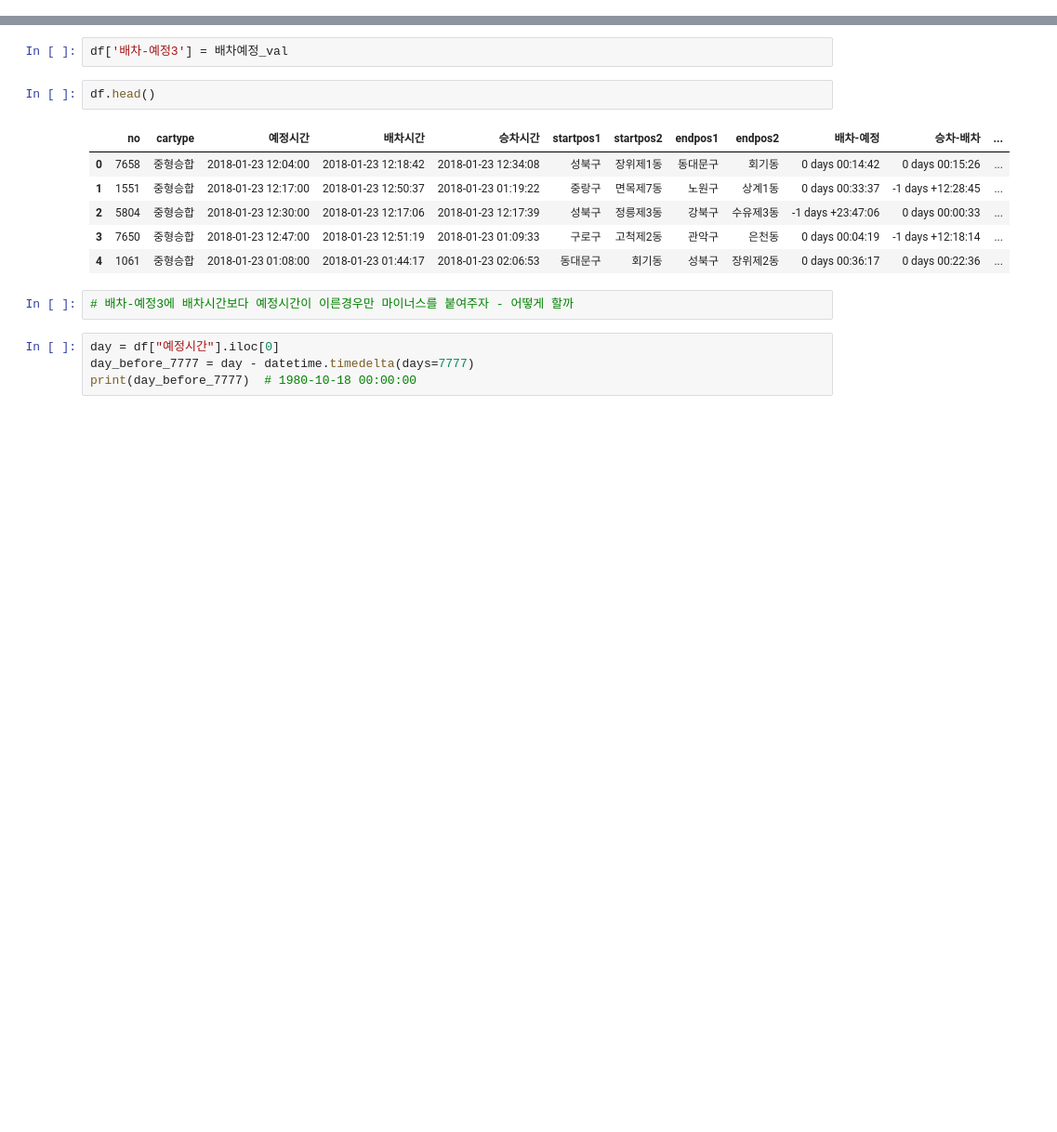
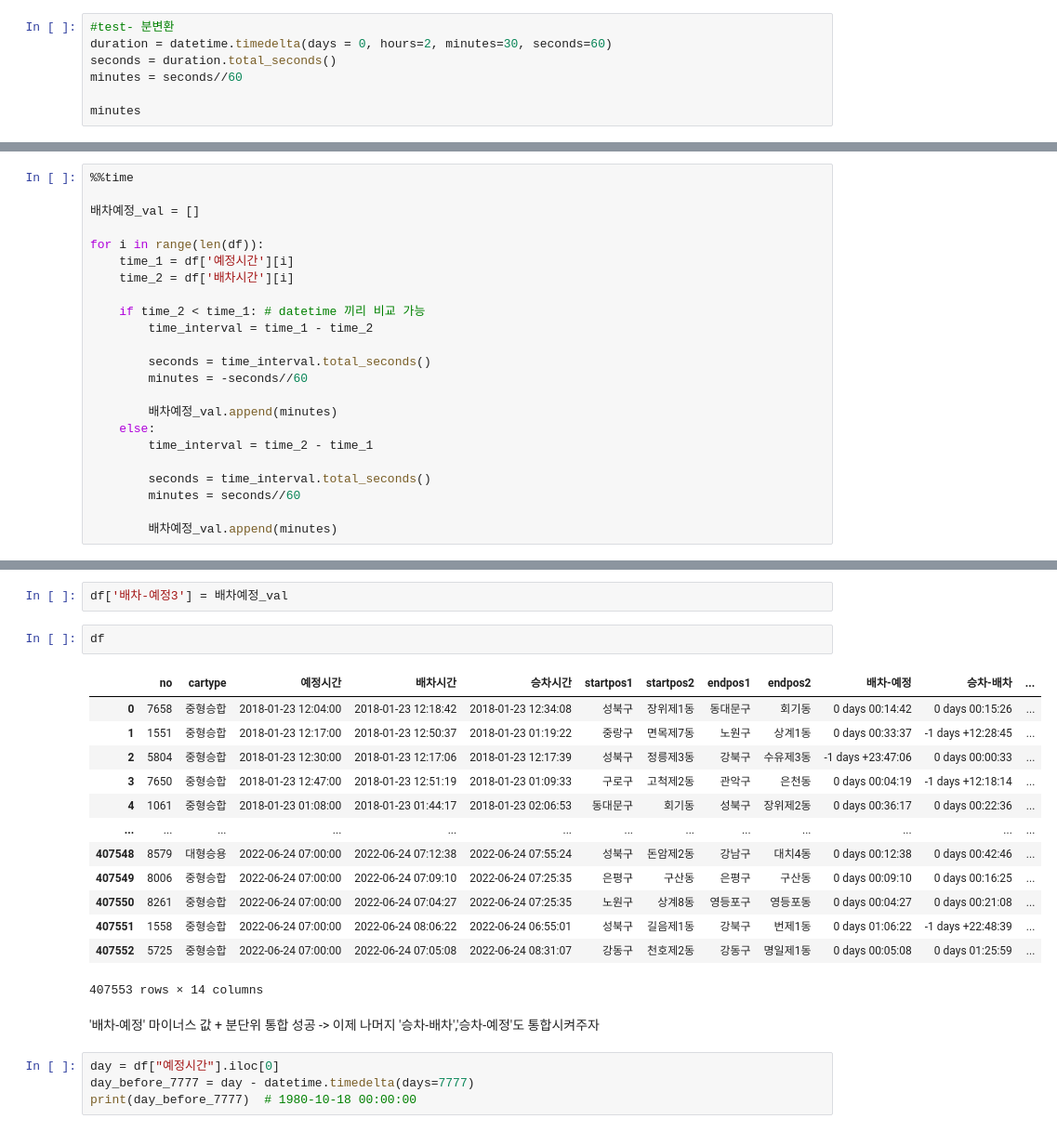
Before and after one commit to minjaering/Disabled-person-taxi-project, a Jupyter notebook: 1-1. Data Cleansing - time, 주소좌표.ipynb, the cells around one changed output, grey strips where cells are left out. Shown at 93% size. Drawn from its saved outputs; the diff is of its cells as text; blank space fills up the shorter version.

```diff
--- a/1-1. Data Cleansing - time, 주소좌표.ipynb
+++ b/1-1. Data Cleansing - time, 주소좌표.ipynb
@@ -193 +195,8 @@ CPU times: user 8.88 s, sys: 20.7 ms, total: 8.9 s
 Wall time: 8.9 s
+# %%
+#test- 분변환
+duration = datetime.timedelta(days = 0, hours=2, minutes=30, seconds=60)
+seconds = duration.total_seconds()
+minutes = seconds//60
+
+minutes
@@ -193,0 +205,23 @@ Wall time: 8.9 s
+# %%
+%%time
+
+배차예정_val = []
+
+for i in range(len(df)):
+    time_1 = df['예정시간'][i]
+    time_2 = df['배차시간'][i]
+
+    if time_2 < time_1: # datetime 끼리 비교 가능
+        time_interval = time_1 - time_2
+
+        seconds = time_interval.total_seconds()
+        minutes = -seconds//60
+
+        배차예정_val.append(minutes)
+    else:
+        time_interval = time_2 - time_1
+
+        seconds = time_interval.total_seconds()
+        minutes = seconds//60
+
+        배차예정_val.append(minutes)
@@ -194,16 +231,23 @@ Wall time: 8.9 s
 # %%
 df['배차-예정3'] = 배차예정_val
 # %%
-df.head()
+df
 # %% [output]
 |  | no | cartype | 예정시간 | 배차시간 | 승차시간 | startpos1 | startpos2 | endpos1 | endpos2 | 배차-예정 | 승차-배차 | ... |
 | 0 | 7658 | 중형승합 | 2018-01-23 12:04:00 | 2018-01-23 12:18:42 | 2018-01-23 12:34:08 | 성북구 | 장위제1동 | 동대문구 | 회기동 | 0 days 00:14:42 | 0 days 00:15:26 | ... |
 | 1 | 1551 | 중형승합 | 2018-01-23 12:17:00 | 2018-01-23 12:50:37 | 2018-01-23 01:19:22 | 중랑구 | 면목제7동 | 노원구 | 상계1동 | 0 days 00:33:37 | -1 days +12:28:45 | ... |
 | 2 | 5804 | 중형승합 | 2018-01-23 12:30:00 | 2018-01-23 12:17:06 | 2018-01-23 12:17:39 | 성북구 | 정릉제3동 | 강북구 | 수유제3동 | -1 days +23:47:06 | 0 days 00:00:33 | ... |
 | 3 | 7650 | 중형승합 | 2018-01-23 12:47:00 | 2018-01-23 12:51:19 | 2018-01-23 01:09:33 | 구로구 | 고척제2동 | 관악구 | 은천동 | 0 days 00:04:19 | -1 days +12:18:14 | ... |
 | 4 | 1061 | 중형승합 | 2018-01-23 01:08:00 | 2018-01-23 01:44:17 | 2018-01-23 02:06:53 | 동대문구 | 회기동 | 성북구 | 장위제2동 | 0 days 00:36:17 | 0 days 00:22:36 | ... |
+| ... | ... | ... | ... | ... | ... | ... | ... | ... | ... | ... | ... | ... |
+| 407548 | 8579 | 대형승용 | 2022-06-24 07:00:00 | 2022-06-24 07:12:38 | 2022-06-24 07:55:24 | 성북구 | 돈암제2동 | 강남구 | 대치4동 | 0 days 00:12:38 | 0 days 00:42:46 | ... |
+| 407549 | 8006 | 중형승합 | 2022-06-24 07:00:00 | 2022-06-24 07:09:10 | 2022-06-24 07:25:35 | 은평구 | 구산동 | 은평구 | 구산동 | 0 days 00:09:10 | 0 days 00:16:25 | ... |
+| 407550 | 8261 | 중형승합 | 2022-06-24 07:00:00 | 2022-06-24 07:04:27 | 2022-06-24 07:25:35 | 노원구 | 상계8동 | 영등포구 | 영등포동 | 0 days 00:04:27 | 0 days 00:21:08 | ... |
+| 407551 | 1558 | 중형승합 | 2022-06-24 07:00:00 | 2022-06-24 08:06:22 | 2022-06-24 06:55:01 | 성북구 | 길음제1동 | 강북구 | 번제1동 | 0 days 01:06:22 | -1 days +22:48:39 | ... |
+| 407552 | 5725 | 중형승합 | 2022-06-24 07:00:00 | 2022-06-24 07:05:08 | 2022-06-24 08:31:07 | 강동구 | 천호제2동 | 강동구 | 명일제1동 | 0 days 00:05:08 | 0 days 01:25:59 | ... |
+407553 rows × 14 columns
-# %%
-# 배차-예정3에 배차시간보다 예정시간이 이른경우만 마이너스를 붙여주자 - 어떻게 할까
+# %% [markdown]
+'배차-예정' 마이너스 값 + 분단위 통합 성공 -> 이제 나머지 '승차-배차','승차-예정'도 통합시켜주자
 # %%
 day = df["예정시간"].iloc[0]
 day_before_7777 = day - datetime.timedelta(days=7777)
```
Also changed, not shown: parts of 6 cells of this notebook.
